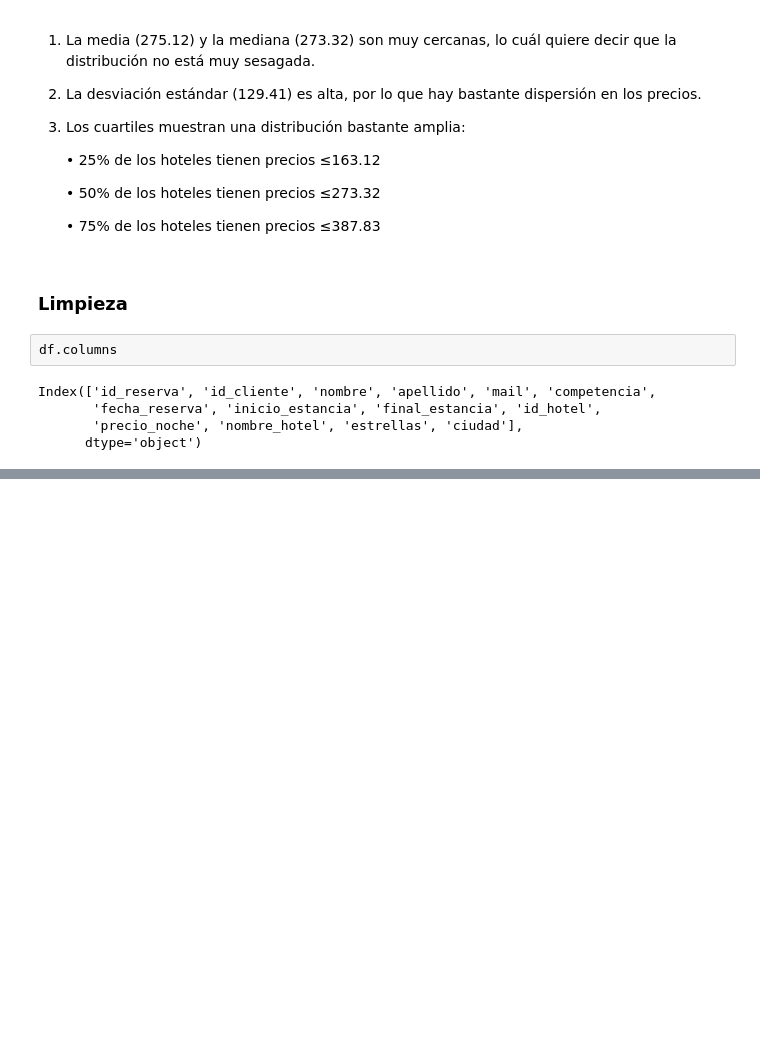
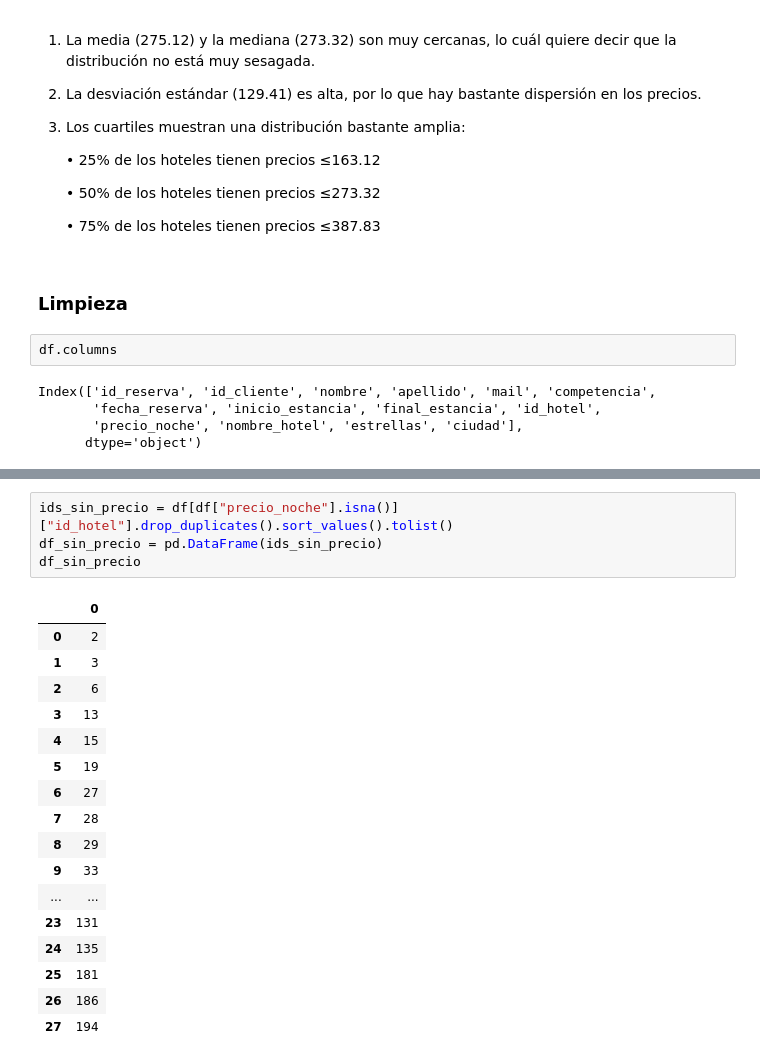
Before and after one commit to Gonzalo8julian/14.PROYECTO_ETL, a Jupyter notebook: jupyters/analisis_inicial.ipynb, the cells around one changed output, grey strips where cells are left out. Drawn from its saved outputs; the diff is of its cells as text; blank space fills up the shorter version.

```diff
--- a/jupyters/analisis_inicial.ipynb
+++ b/jupyters/analisis_inicial.ipynb
@@ -213,0 +246,22 @@ Length: 13, dtype: datetime64[ns]
+# %%
+ids_sin_precio = df[df["precio_noche"].isna()]["id_hotel"].drop_duplicates().sort_values().tolist()
+df_sin_precio = pd.DataFrame(ids_sin_precio)
+df_sin_precio
+# %% [output]
+|  | 0 |
+| 0 | 2 |
+| 1 | 3 |
+| 2 | 6 |
+| 3 | 13 |
+| 4 | 15 |
+| 5 | 19 |
+| 6 | 27 |
+| 7 | 28 |
+| 8 | 29 |
+| 9 | 33 |
+| ... | ... |
+| 23 | 131 |
+| 24 | 135 |
+| 25 | 181 |
+| 26 | 186 |
+| 27 | 194 |
```
Also changed, not shown: parts of 6 cells of this notebook, 3 other files.
